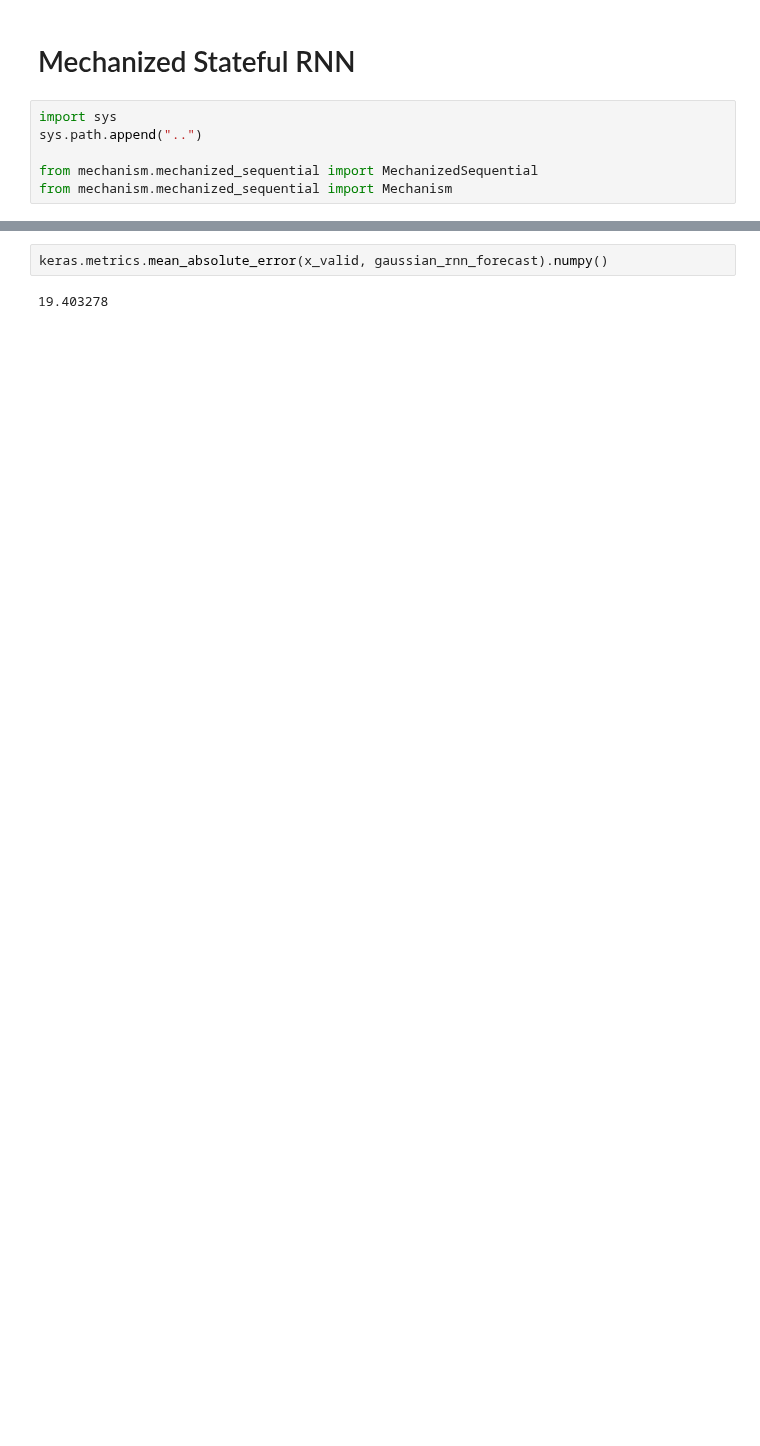
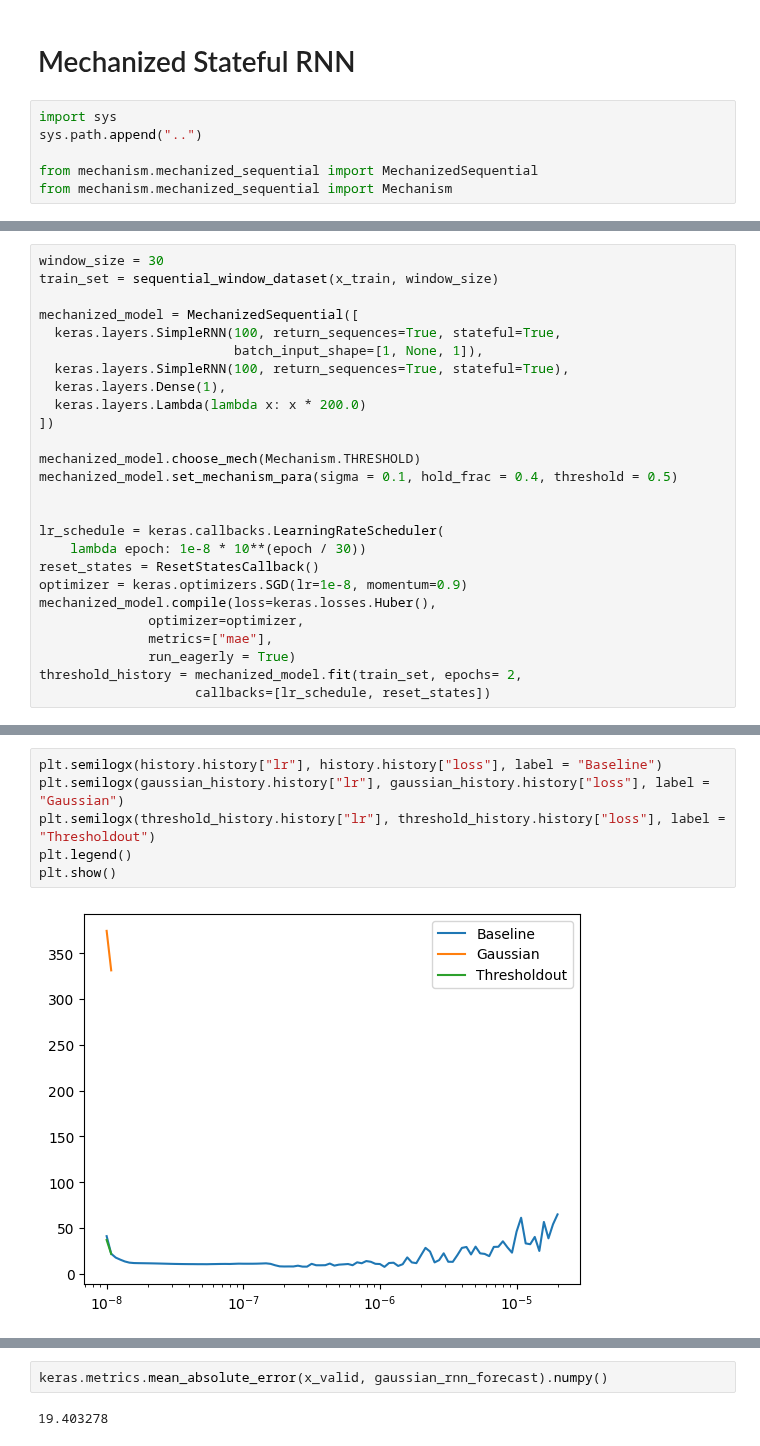
Before and after one commit to jiawenliu/AdaptivityAnalysis, a Jupyter notebook: eval/benchmark/tensorflow/mechanized-model/tensorflow-examples-udacity-l08c07_forecasting_with_stateful_rnn.ipynb, the cells around one changed output, grey strips where cells are left out. Saved outputs shown, nothing was run; the diff lists cells and outputs as text; blank space fills up the shorter version.

```diff
--- a/eval/benchmark/tensorflow/mechanized-model/tensorflow-examples-udacity-l08c07_forecasting_with_stateful_rnn.ipynb
+++ b/eval/benchmark/tensorflow/mechanized-model/tensorflow-examples-udacity-l08c07_forecasting_with_stateful_rnn.ipynb
@@ -305,0 +516,26 @@ plt.axis([1e-8, 1e-4, 0, 30])
+# %%
+window_size = 30
+train_set = sequential_window_dataset(x_train, window_size)
+
+mechanized_model = MechanizedSequential([
+  keras.layers.SimpleRNN(100, return_sequences=True, stateful=True,
+                         batch_input_shape=[1, None, 1]),
+  keras.layers.SimpleRNN(100, return_sequences=True, stateful=True),
+  keras.layers.Dense(1),
+  keras.layers.Lambda(lambda x: x * 200.0)
+])
+
+mechanized_model.choose_mech(Mechanism.THRESHOLD)
+mechanized_model.set_mechanism_para(sigma = 0.1, hold_frac = 0.4, threshold = 0.5)
+
+
+lr_schedule = keras.callbacks.LearningRateScheduler(
+    lambda epoch: 1e-8 * 10**(epoch / 30))
+reset_states = ResetStatesCallback()
+optimizer = keras.optimizers.SGD(lr=1e-8, momentum=0.9)
+mechanized_model.compile(loss=keras.losses.Huber(),
+              optimizer=optimizer,
+              metrics=["mae"],
+              run_eagerly = True)
+threshold_history = mechanized_model.fit(train_set, epochs= 2,
+                    callbacks=[lr_schedule, reset_states])
@@ -305,0 +561,8 @@ plt.axis([1e-8, 1e-4, 0, 30])
+# %%
+plt.semilogx(history.history["lr"], history.history["loss"], label = "Baseline")
+plt.semilogx(gaussian_history.history["lr"], gaussian_history.history["loss"], label = "Gaussian")
+plt.semilogx(threshold_history.history["lr"], threshold_history.history["loss"], label = "Thresholdout")
+plt.legend()
+plt.show()
+# %% [output]
+[figure, added]
```
Also changed, not shown: parts of 31 cells of this notebook, 3 other files.
